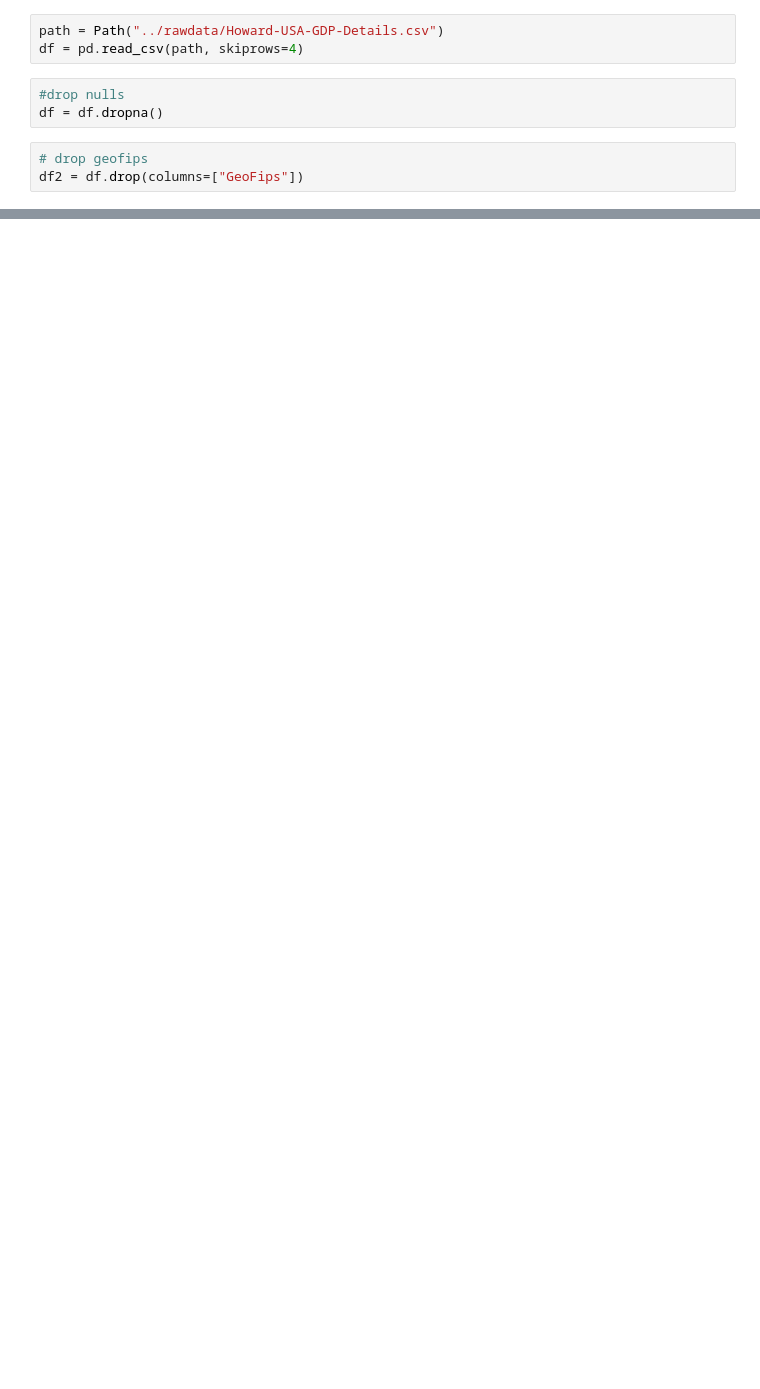
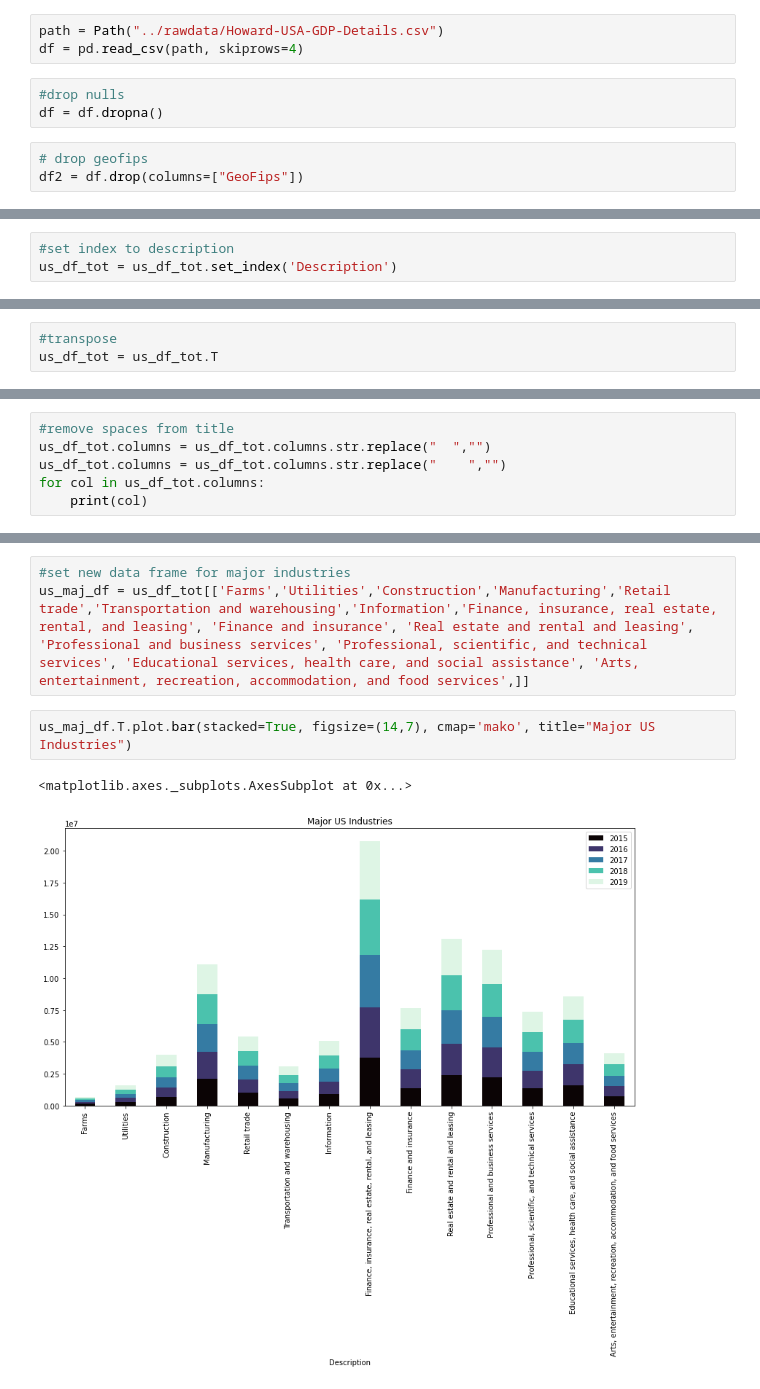
Before and after one commit to jtmcginley123/project-one, a Jupyter notebook: data/cleandata/GDP_Details_Cleaned.ipynb, the cells around one changed output, grey strips where cells are left out. Saved outputs shown, nothing was run; the diff lists cells and outputs as text; blank space fills up the shorter version.

Commit message:
plotted data

```diff
--- a/data/cleandata/GDP_Details_Cleaned.ipynb
+++ b/data/cleandata/GDP_Details_Cleaned.ipynb
@@ -33,0 +133,3 @@ us_df = df2[(df2.GeoName=='United States *')]
+# %%
+#set index to description
+us_df_tot = us_df_tot.set_index('Description')
@@ -33,0 +145,3 @@ us_df = df2[(df2.GeoName=='United States *')]
+# %%
+#transpose
+us_df_tot = us_df_tot.T
@@ -33,0 +229,6 @@ us_df = df2[(df2.GeoName=='United States *')]
+# %%
+#remove spaces from title
+us_df_tot.columns = us_df_tot.columns.str.replace("  ","")
+us_df_tot.columns = us_df_tot.columns.str.replace("    ","")
+for col in us_df_tot.columns:
+    print(col)
@@ -33,0 +262,8 @@ us_df = df2[(df2.GeoName=='United States *')]
+# %%
+#set new data frame for major industries
+us_maj_df = us_df_tot[['Farms','Utilities','Construction','Manufacturing','Retail trade','Transportation and warehousing','Information','Finance, insurance, real estate, rental, and leasing', 'Finance and insurance', 'Real estate and rental and leasing', 'Professional and business services', 'Professional, scientific, and technical services', 'Educational services, health care, and social assistance', 'Arts, entertainment, recreation, accommodation, and food services',]]
+# %%
+us_maj_df.T.plot.bar(stacked=True, figsize=(14,7), cmap='mako', title="Major US Industries")
+# %% [output]
+<matplotlib.axes._subplots.AxesSubplot at 0x...>
+[figure, added]
```
Also changed, not shown: parts of 39 cells of this notebook, 3 other files.
